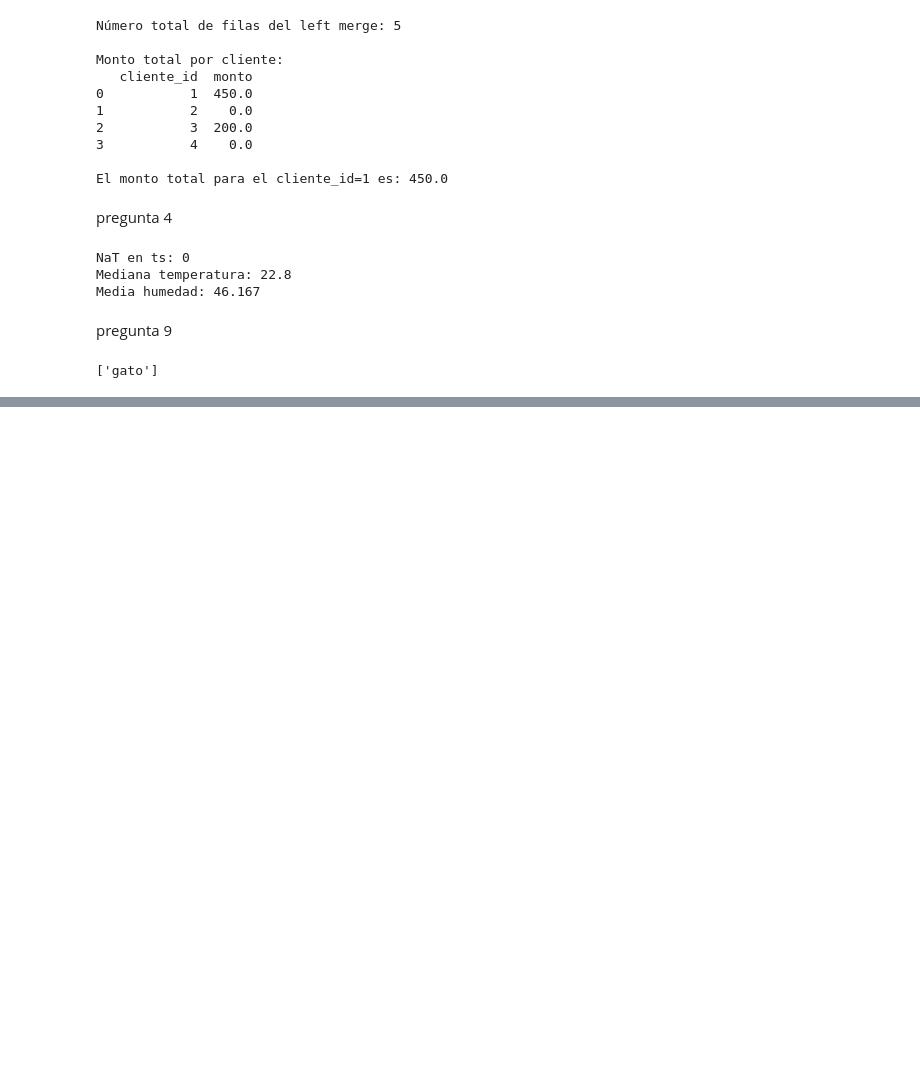
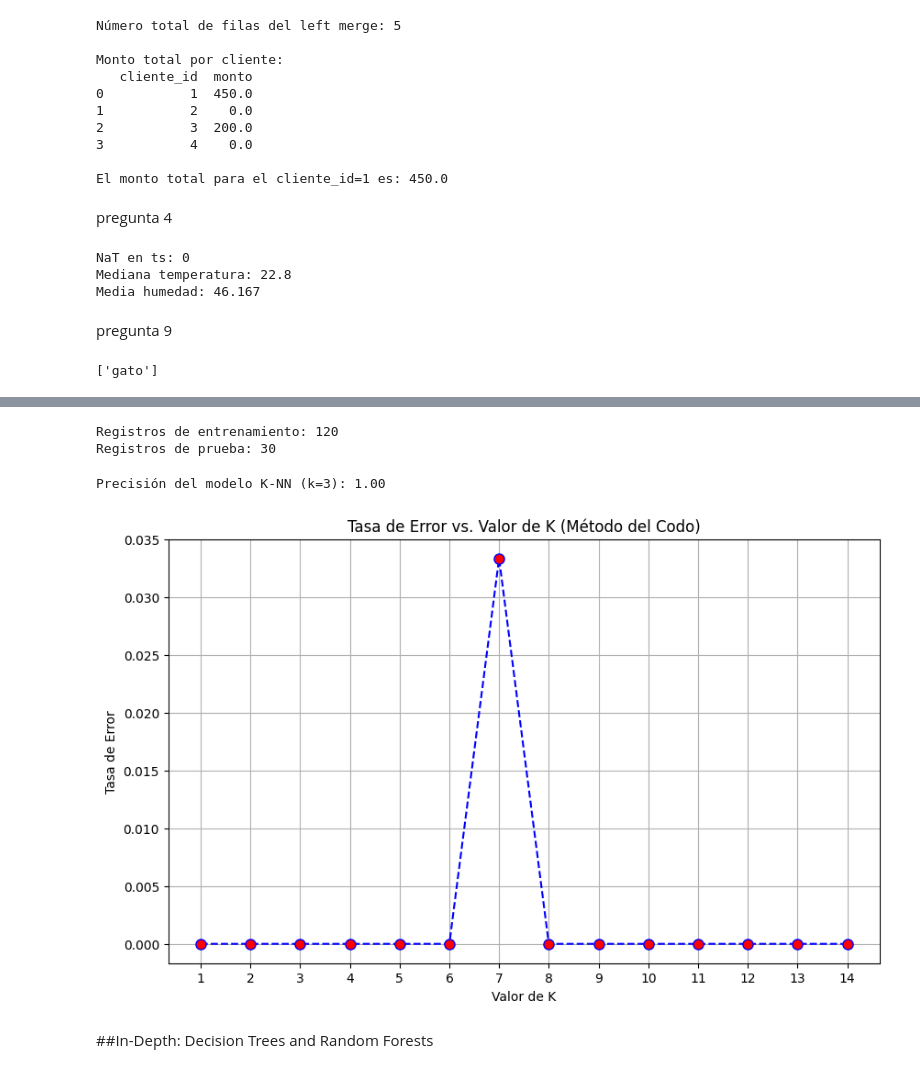
Before and after one commit to 173479/mineriaDeDatos, a Jupyter notebook: Mineria_De_Datos.ipynb, the cells around one changed output, grey strips where cells are left out. Saved outputs shown, nothing was run; the diff lists cells and outputs as text; code cells hidden in the pictures; blank space fills up the shorter version.

```diff
--- a/Mineria_De_Datos.ipynb
+++ b/Mineria_De_Datos.ipynb
@@ -2424,0 +2636,53 @@ print(pred)
+# %%
+from sklearn.model_selection import train_test_split
+
+# 1. Separación de datos (80% entrenamiento, 20% prueba)
+X = iris.drop('species', axis=1)
+y = iris['species']
+
+X_train, X_test, y_train, y_test = train_test_split(X, y, test_size=0.20, random_state=42)
+
+print(f"Registros de entrenamiento: {len(X_train)}")
+print(f"Registros de prueba: {len(X_test)}")
+# %% [output]
+Registros de entrenamiento: 120
+Registros de prueba: 30
+# %%
+from sklearn.neighbors import KNeighborsClassifier
+from sklearn.metrics import accuracy_score
+
+# 2. Evaluar la clasificación utilizando K-NN (k=3 por defecto)
+knn = KNeighborsClassifier(n_neighbors=3)
+knn.fit(X_train, y_train)
+
+predicciones = knn.predict(X_test)
+precision = accuracy_score(y_test, predicciones)
+
+print(f"Precisión del modelo K-NN (k=3): {precision:.2f}")
+# %% [output]
+Precisión del modelo K-NN (k=3): 1.00
+# %%
+import matplotlib.pyplot as plt
+import numpy as np
+
+# 3. Determinar el valor de k adecuado (Método del Codo)
+errores = []
+for i in range(1, 15):
+    knn_model = KNeighborsClassifier(n_neighbors=i)
+    knn_model.fit(X_train, y_train)
+    pred_i = knn_model.predict(X_test)
+    errores.append(np.mean(pred_i != y_test))
+
+# Graficar el método del codo
+plt.figure(figsize=(10, 6))
+plt.plot(range(1, 15), errores, color='blue', linestyle='dashed', marker='o', markerfacecolor='red', markersize=8)
+plt.title('Tasa de Error vs. Valor de K (Método del Codo)')
+plt.xlabel('Valor de K')
+plt.ylabel('Tasa de Error')
+plt.xticks(range(1, 15))
+plt.grid(True)
+plt.show()
+# %% [output]
+[figure, added]
+# %% [markdown]
+##In-Depth: Decision Trees and Random Forests
```
Also changed, not shown: parts of 60 cells of this notebook.
